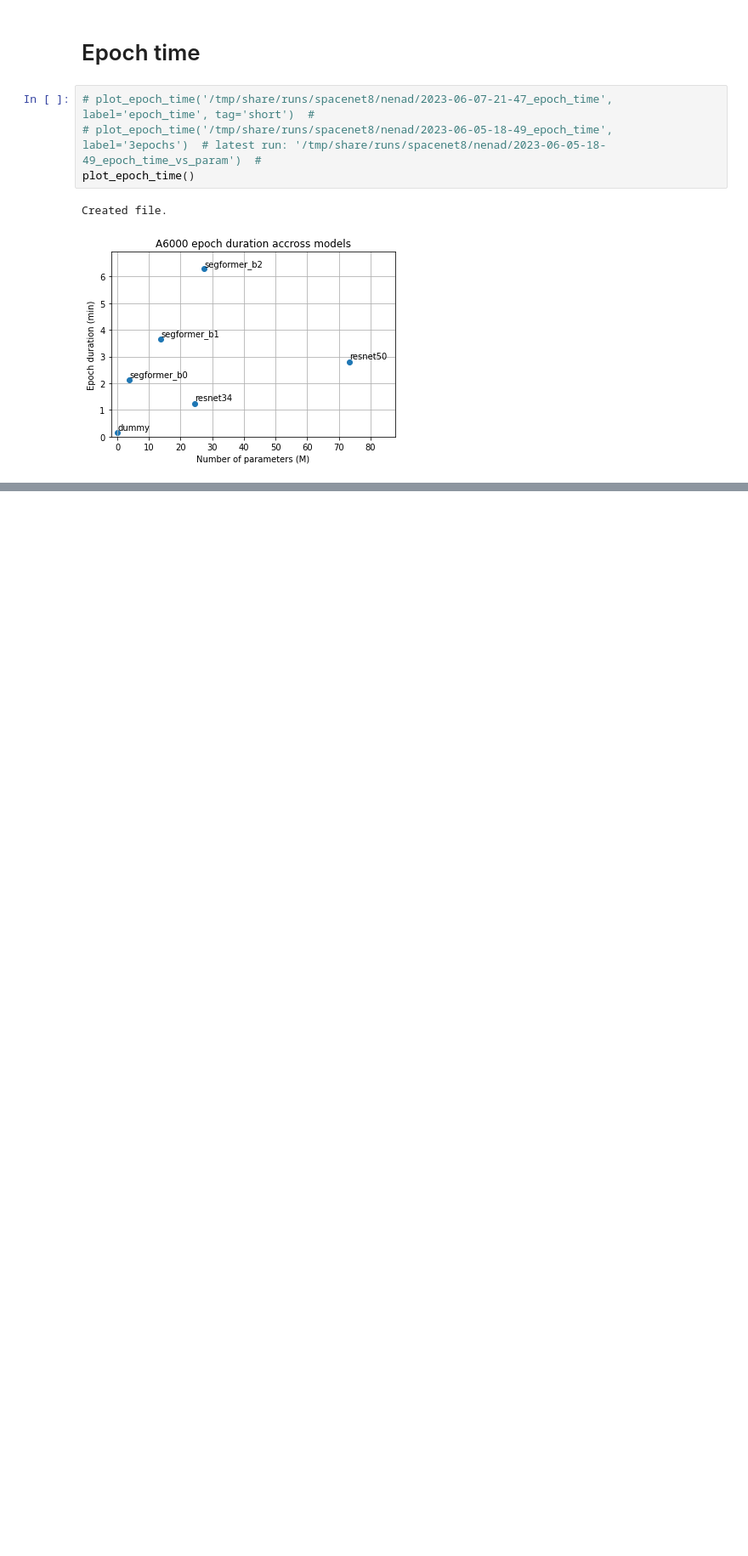
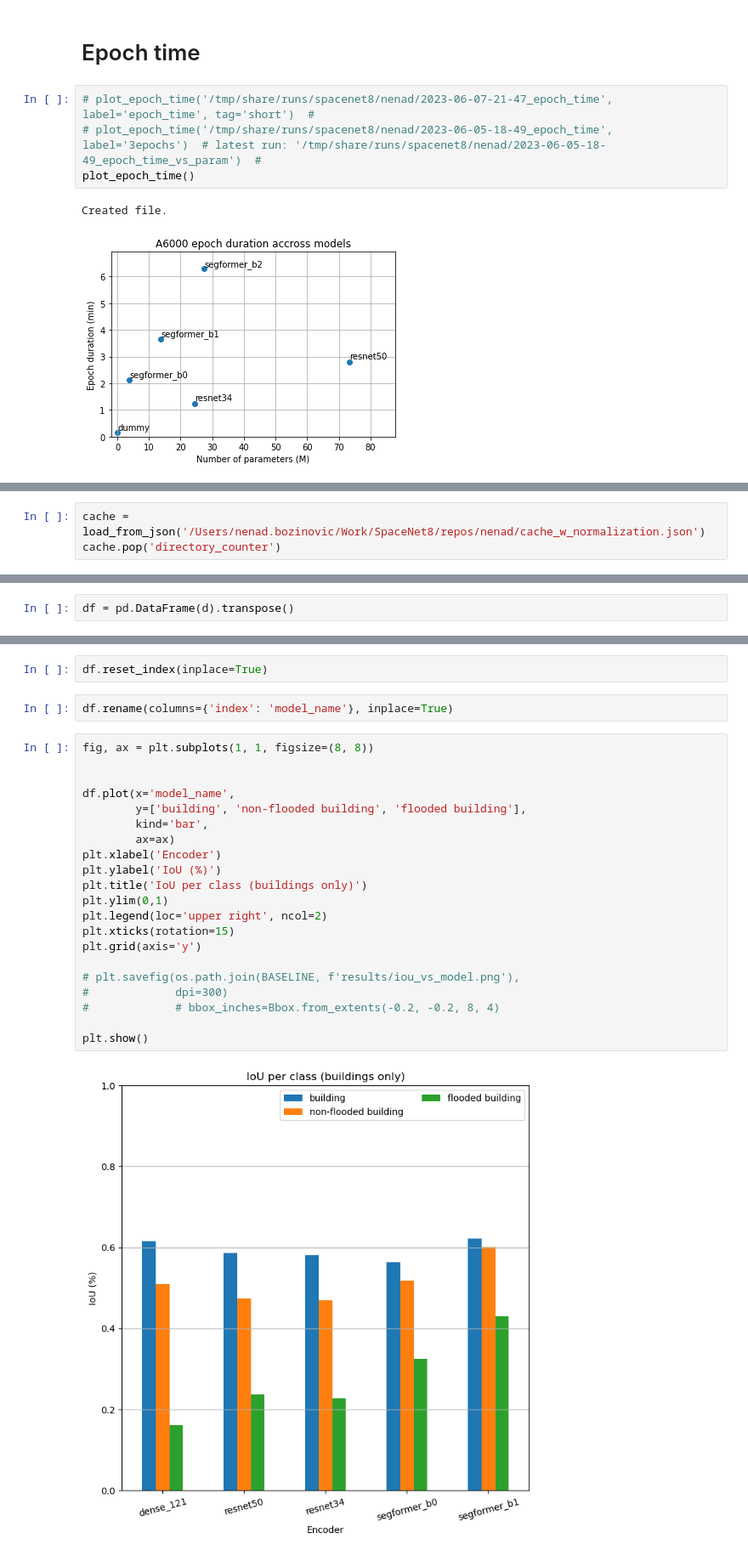
Before and after one commit to nesaboz/SpaceNet8, a Jupyter notebook: baseline/experiments/experiment.ipynb, the cells around one changed output, grey strips where cells are left out. Shown at 85% size. Cells and saved outputs as stored; diff of their text form; blank space fills up the shorter version.

Commit message:
normalization graph and final poster

```diff
--- a/baseline/experiments/experiment.ipynb
+++ b/baseline/experiments/experiment.ipynb
@@ -103,0 +116,3 @@ Created file.
+# %%
+cache = load_from_json('/Users/nenad.bozinovic/Work/SpaceNet8/repos/nenad/cache_w_normalization.json')
+cache.pop('directory_counter')
@@ -103,0 +156,2 @@ Created file.
+# %%
+df = pd.DataFrame(d).transpose()
@@ -103,0 +167,27 @@ Created file.
+# %%
+df.reset_index(inplace=True)
+# %%
+df.rename(columns={'index': 'model_name'}, inplace=True)
+# %%
+fig, ax = plt.subplots(1, 1, figsize=(8, 8))
+
+
+df.plot(x='model_name',
+        y=['building', 'non-flooded building', 'flooded building'],
+        kind='bar',
+        ax=ax)
+plt.xlabel('Encoder')
+plt.ylabel('IoU (%)')
+plt.title('IoU per class (buildings only)')
+plt.ylim(0,1)
+plt.legend(loc='upper right', ncol=2)
+plt.xticks(rotation=15)
+plt.grid(axis='y')
+
+# plt.savefig(os.path.join(BASELINE, f'results/iou_vs_model.png'),
+#             dpi=300)
+#             # bbox_inches=Bbox.from_extents(-0.2, -0.2, 8, 4)
+
+plt.show()
+# %% [output]
+[figure, added]
```
Also changed, not shown: parts of 8 cells of this notebook, 2 other files.
